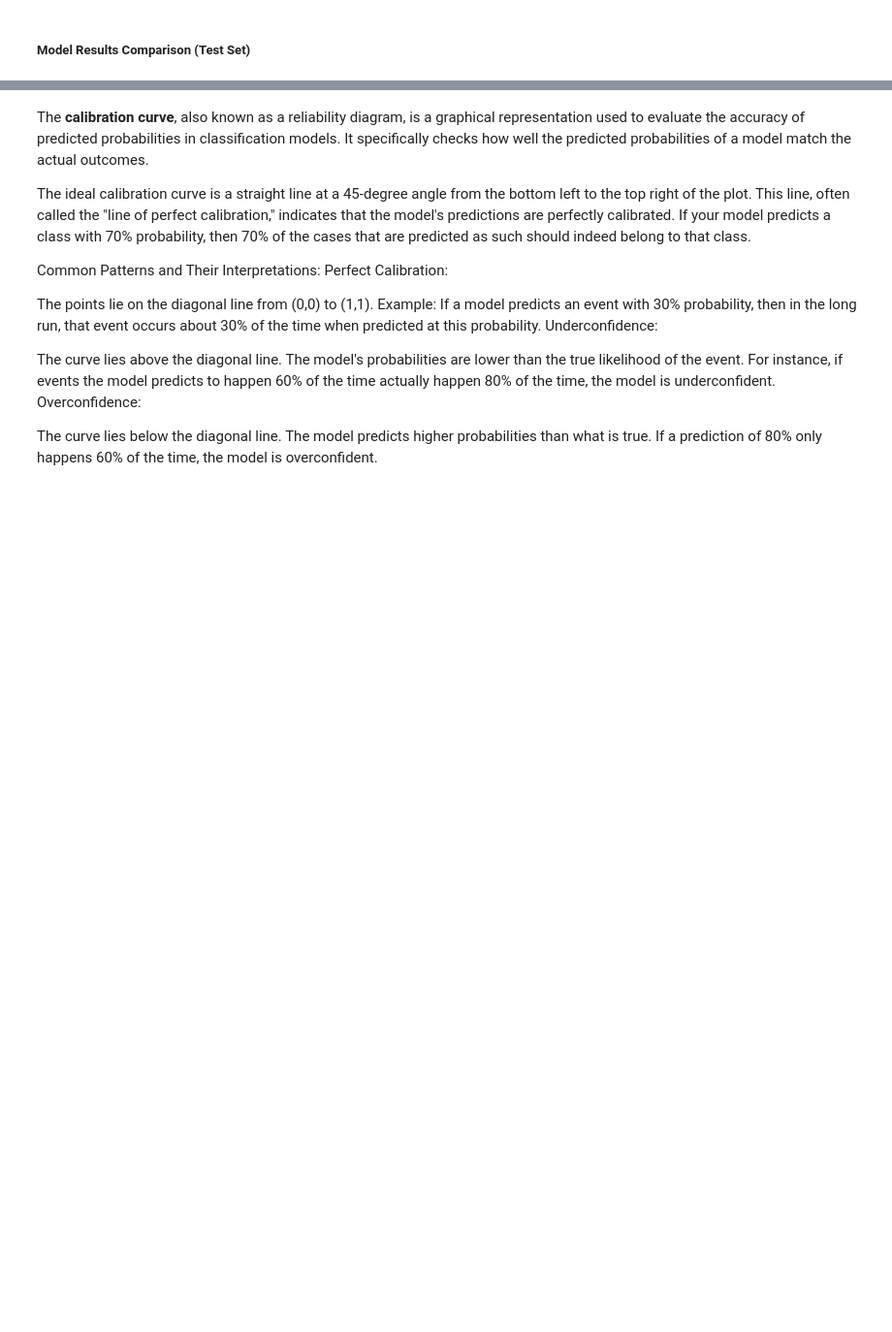
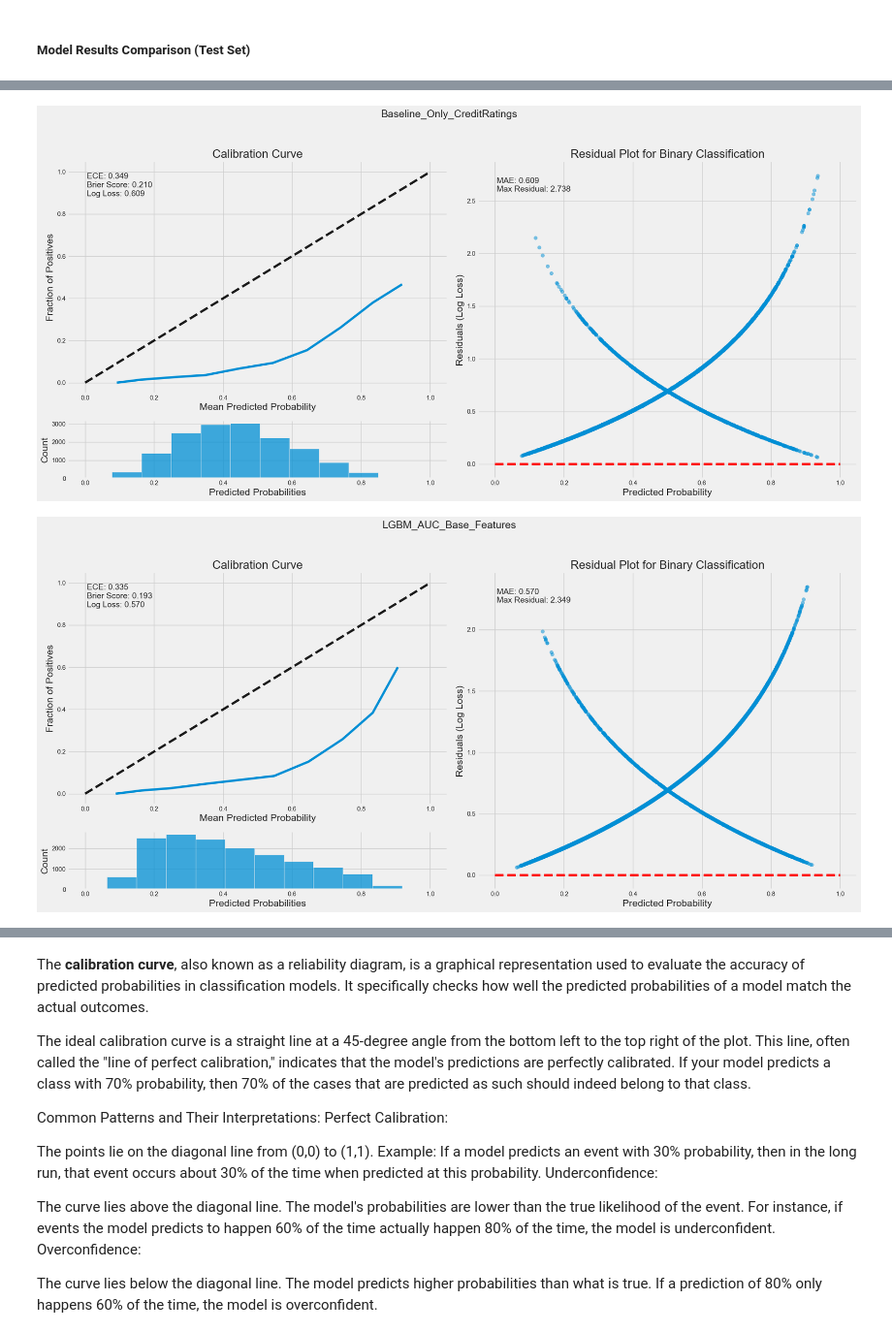
Before and after one commit to qwyt/HomeCreditDefaultRisk, a Jupyter notebook: Notebooks/4.2_All_Models.ipynb, the cells around one changed output, grey strips where cells are left out. Shown at 97% size. Saved outputs shown, nothing was run; the diff lists cells and outputs as text; code cells hidden in the pictures; blank space fills up the shorter version.

```diff
--- a/Notebooks/4.2_All_Models.ipynb
+++ b/Notebooks/4.2_All_Models.ipynb
@@ -156,9 +191,9 @@ for k, model_config in results_all_models.items():
         loader_function=feature_builder_v2.load_datasets_and_prepare_features
     )
     #
-    features_all, labels_all = pipeline._get_features_labels(features_matrix)
+    # features_all, labels_all = pipeline._get_features_labels(features_matrix)
     X_train, X_test, y_train, y_test = pipeline.get_deterministic_train_test_split(
-        features_all, labels_all
+        features_matrix
     )
 
     X_train = X_train.drop(columns=["TARGET"])
@@ -170,22 +205,12 @@ for k, model_config in results_all_models.items():
 
     models_data.append(dict(name=k, y_test=y_test, prob_pos=prob_pos))
 # %%
-from matplotlib import gridspec
-import numpy as np
-import pandas as pd
-import matplotlib.pyplot as plt
-import seaborn as sns
-from sklearn.calibration import calibration_curve
-from sklearn.metrics import brier_score_loss, log_loss
-
-
 def plot_calibration_plot(ax0, ax1, y_test, prob_pos, n_bins=10):
     true_prob, pred_prob = calibration_curve(y_test, prob_pos, n_bins=n_bins)
     calibration_data = pd.DataFrame(
         {"Predicted Probability": pred_prob, "True Probability": true_prob}
     )
 
-    # Calibration curve
     sns.lineplot(
         data=calibration_data, x="Predicted Probability", y="True Probability", ax=ax0
     )
@@ -194,7 +219,6 @@ def plot_calibration_plot(ax0, ax1, y_test, prob_pos, n_bins=10):
     ax0.set_xlabel("Mean Predicted Probability")
     ax0.set_ylabel("Fraction of Positives")
 
-    # Annotations for ECE, Brier Score, and Log Loss
     ece = np.mean(np.abs(pred_prob - true_prob))
     brier_score = brier_score_loss(y_test, prob_pos)
     logloss = log_loss(y_test, prob_pos)
@@ -205,7 +229,6 @@ def plot_calibration_plot(ax0, ax1, y_test, prob_pos, n_bins=10):
         verticalalignment="top",
     )
 
-    # Histogram
     sns.histplot(prob_pos, bins=10, ax=ax1)
     ax1.set_xlabel("Predicted Probabilities")
     ax1.set_ylabel("Count")
@@ -220,40 +243,34 @@ def plot_residuals(ax, y_test, prob_pos):
     ax.set_title("Residual Plot for Binary Classification")
 
     # Annotations for MAE and Maximum Residual
     mae = np.mean(np.abs(residuals))
     max_residual = np.max(np.abs(residuals))
     ax.annotate(
         f"MAE: {mae:.3f}\nMax Residual: {max_residual:.3f}",
         xy=(0.05, 0.95),
         xycoords="axes fraction",
         verticalalignment="top",
     )
 
 
 def plot_model_comparisons(models_data):
     for model in models_data:
         fig = plt.figure(figsize=(20, 10))
         gs = gridspec.GridSpec(2, 2, height_ratios=[4, 1], width_ratios=[1, 1])
 
-        # Calibration curve and histogram
         ax0 = plt.subplot(gs[0, 0])
         ax1 = plt.subplot(gs[1, 0], sharex=ax0)
         plot_calibration_plot(ax0, ax1, model["y_test"], model["prob_pos"])
 
-        # Residuals plot
         ax2 = plt.subplot(gs[:, 1])
         plot_residuals(ax2, model["y_test"], model["prob_pos"])
 
         plt.suptitle(f"{model['name']}", fontsize=18)
-        plt.tight_layout(
-            rect=[0, 0.03, 1, 0.95]
-        )  # Adjust layout to make room for title
+        plt.tight_layout(rect=[0, 0.03, 1, 0.95])
         plt.show()
 
 
-# Example usage:
-# models_data = [
-#     # {'name': 'Model A', 'y_test': y_test_A, 'prob_pos': prob_pos_A},
-#     {'name': 'Model B', 'y_test': y_test, 'prob_pos': prob_pos}
-# ]
 plot_model_comparisons(models_data)
+# %% [output]
+[figure, added]
+[figure, added]
```
Also changed, not shown: parts of 27 cells of this notebook, 7 other files.
